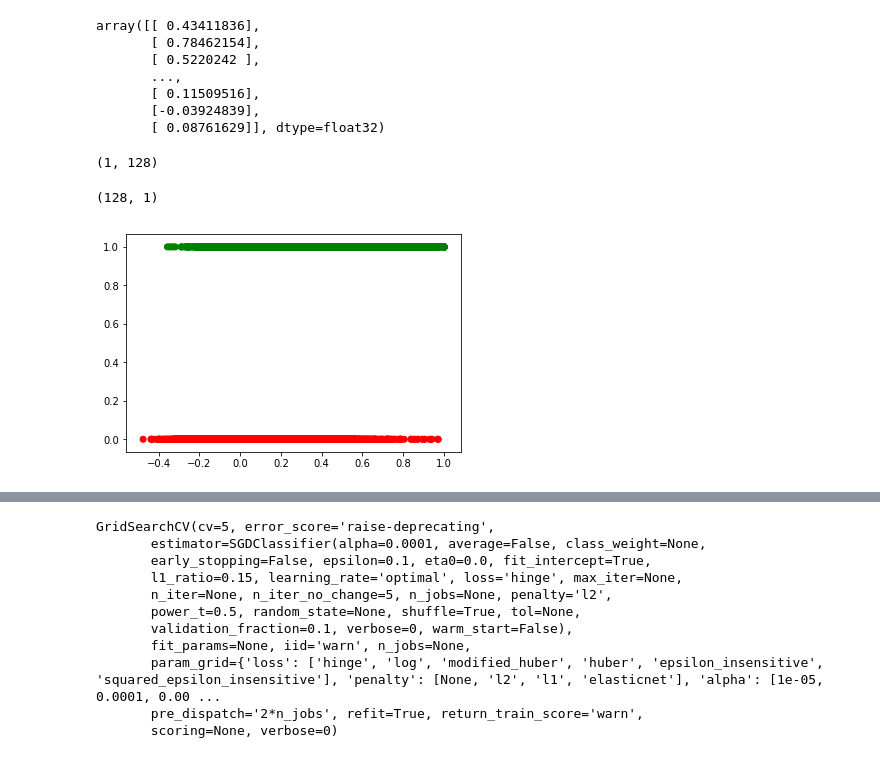
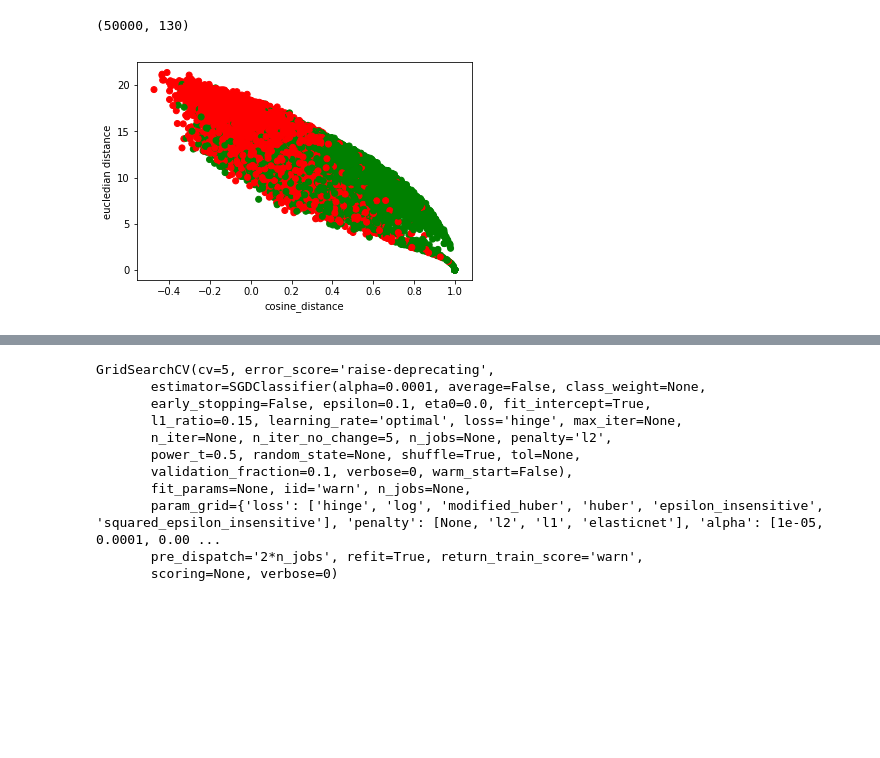
Before and after one commit to T-rex007/Face_recognition, a Jupyter notebook: classifier_sgdc.ipynb, the cells around one changed output, grey strips where cells are left out. Cells and saved outputs as stored; diff of their text form; code cells hidden in the pictures; blank space fills up the shorter version.

```diff
--- a/classifier_sgdc.ipynb
+++ b/classifier_sgdc.ipynb
@@ -14,4 +13,7 @@ labels = np.load("features/labels.npy")
 # %%
 f1 = [feat1[i1].reshape(-1,1) for i1 in range(len(feat1))]
 f2 = [feat2[i2].reshape(-1,1) for i2 in range(len(feat2))]
-d3 = np.array([ feat_distance_cosine_scalar(f1[i].T, f2[i]) for i in range(len(feat1))]).reshape(-1,1)
+cos_d = np.array([feat_distance_cosine_scalar(f1[i].T, f2[i]) for i in range(len(feat1))])
+cos_d = cos_d.reshape(-1,1)
+eucl_d = np.array([ np.linalg.norm(f1[i]- f2[i]) for i in range(len(feat1))]).reshape(-1,1)
+sqr_diff = np.power(feat1- feat2, 2)
@@ -38,18 +19,0 @@ sim = feat_distance_cosine_scalar(f1[0].T, f2[0])
-# %%
-d3
-# %% [output]
-array([[ 0.43411836],
-       [ 0.78462154],
-       [ 0.5220242 ],
-       ...,
-       [ 0.11509516],
-       [-0.03924839],
-       [ 0.08761629]], dtype=float32)
-# %%
-f2[0].T.shape
-# %% [output]
-(1, 128)
-# %%
-f1[0].shape
-# %% [output]
-(128, 1)
@@ -56,7 +22,12 @@ f1[0].shape
+# %%
+data.shape
+# %% [output]
+(50000, 130)
 # %%
 colors = ['red' if l == 0 else 'green' for l in labels]
+plt.scatter(cos_d, eucl_d, c = colors, cmap=matplotlib.colors.ListedColormap(colors))
+plt.xlabel("cosine_distance")
+plt.ylabel("eucledian distance")
+plt.show()
+# %% [output]
+[figure, added]
-# %%
-plt.scatter(d3, labels, c = colors, cmap=matplotlib.colors.ListedColormap(colors))
-plt.show()
-# %% [output]
-[figure, removed]
```
Also changed, not shown: parts of 16 cells of this notebook, 5 other files.
